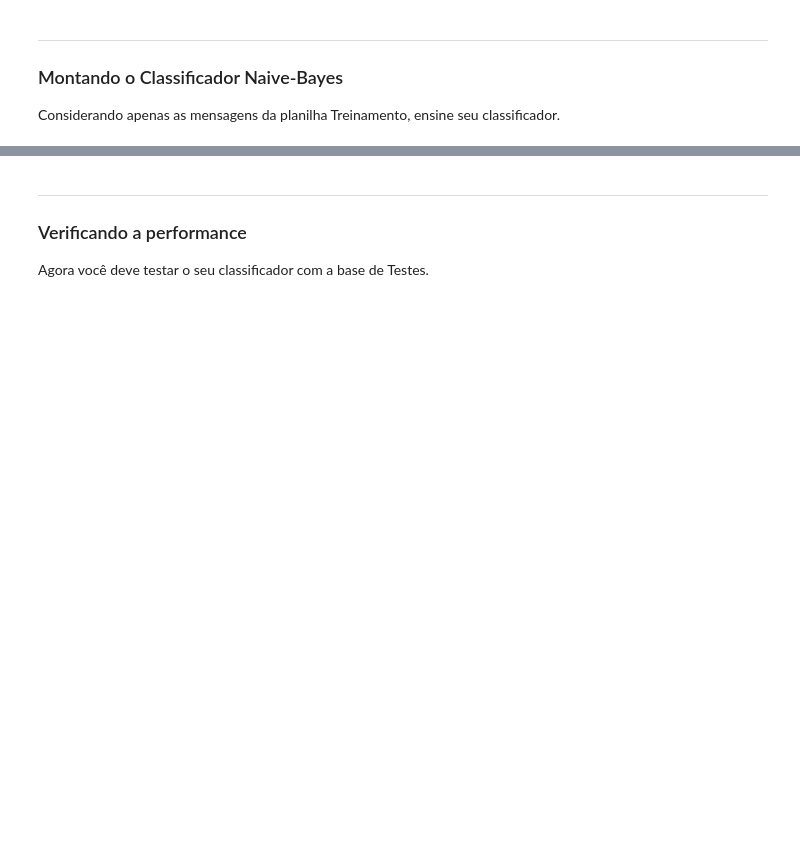
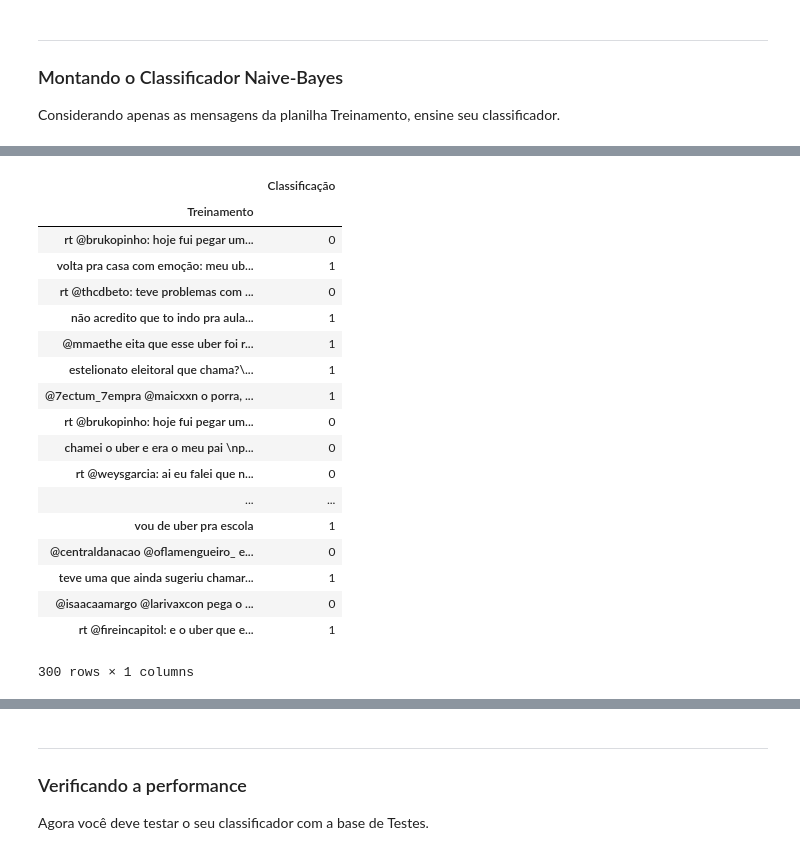
Before and after one commit to MatFreitas/P2-Ciencia-dos-Dados, a Jupyter notebook: Projeto2.ipynb, the cells around one changed output, grey strips where cells are left out. Saved outputs shown, nothing was run; the diff lists cells and outputs as text; code cells hidden in the pictures; blank space fills up the shorter version.

Commit message:
Dataframes de relevância criado

```diff
--- a/Projeto2.ipynb
+++ b/Projeto2.ipynb
@@ -110,0 +111,24 @@ C:\Users\matfs\Desktop\Ciência dos Dados\cd19\Projeto2
+# %%
+tweets = pd.read_excel('uber.xlsx')
+tweets_idx = tweets.set_index('Treinamento')
+tweets_idx
+# %% [output]
+|  | Classificação |
+| Treinamento |  |
+| rt @brukopinho: hoje fui pegar um... | 0 |
+| volta pra casa com emoção: meu ub... | 1 |
+| rt @thcdbeto: teve problemas com ... | 0 |
+| não acredito que to indo pra aula... | 1 |
+| @mmaethe eita que esse uber foi r... | 1 |
+| estelionato eleitoral que chama?\... | 1 |
+| @7ectum_7empra @maicxxn o porra, ... | 1 |
+| rt @brukopinho: hoje fui pegar um... | 0 |
+| chamei o uber e era o meu pai \np... | 0 |
+| rt @weysgarcia: ai eu falei que n... | 0 |
+| ... | ... |
+| vou de uber pra escola | 1 |
+| @centraldanacao @oflamengueiro_ e... | 0 |
+| teve uma que ainda sugeriu chamar... | 1 |
+| @isaacaamargo @larivaxcon pega o ... | 0 |
+| rt @fireincapitol: e o uber que e... | 1 |
+300 rows × 1 columns
```
Also changed, not shown: parts of 3 cells of this notebook.
